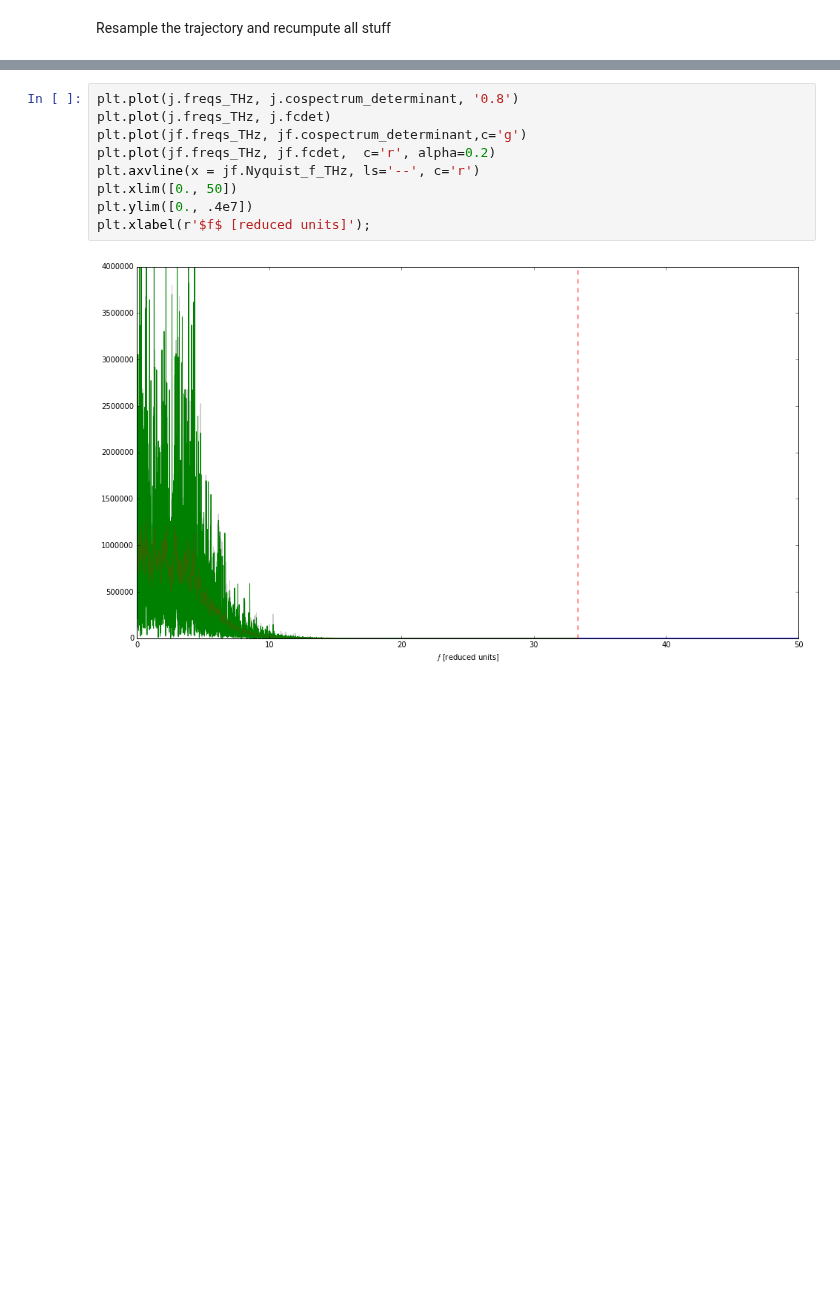
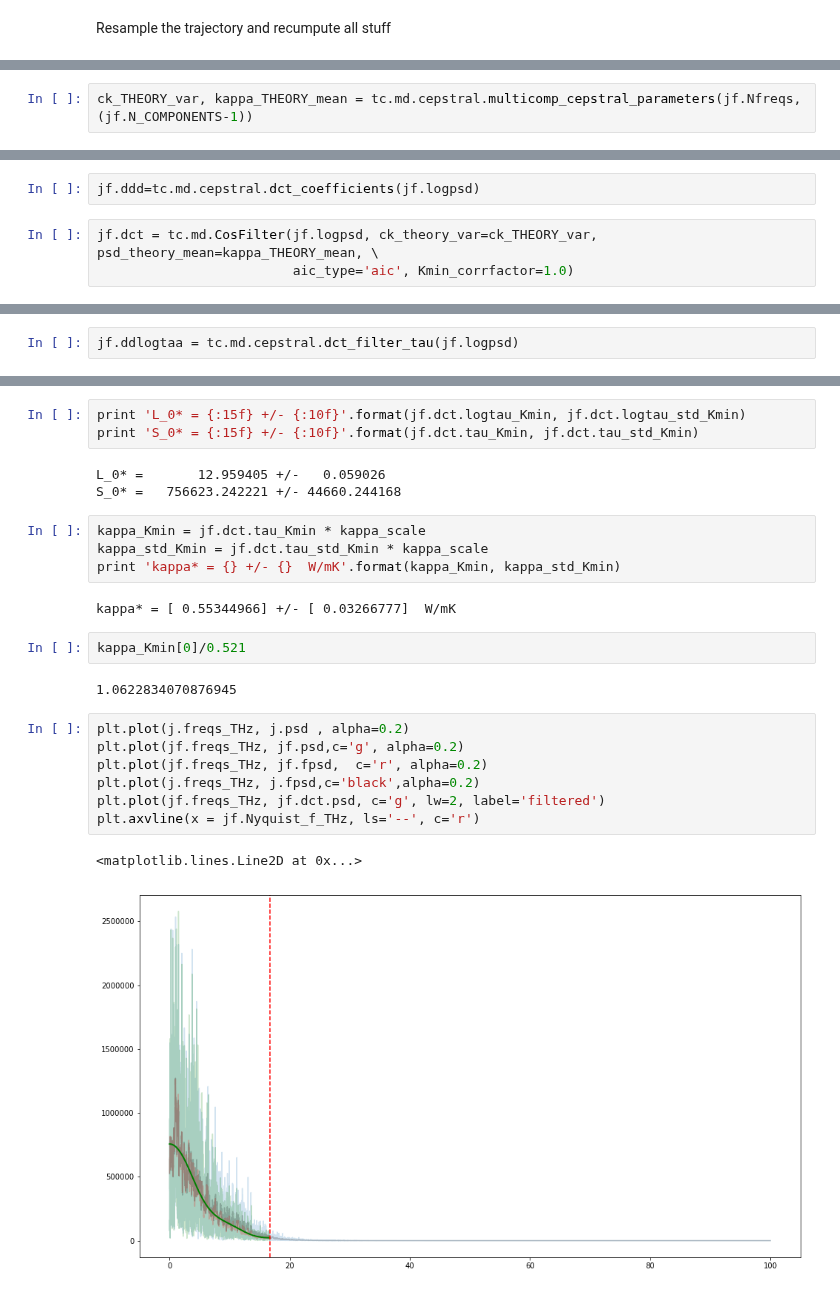
Before and after one commit to sissaschool/sportran, a Jupyter notebook: example/Test_due_componenti.ipynb, the cells around one changed output, grey strips where cells are left out. Saved outputs shown, nothing was run; the diff lists cells and outputs as text; blank space fills up the shorter version.

```diff
--- a/example/Test_due_componenti.ipynb
+++ b/example/Test_due_componenti.ipynb
@@ -252,0 +159,2 @@ We resampled in the same way also the determinant stuff. The resulting graphs ar
+# %%
+ck_THEORY_var, kappa_THEORY_mean = tc.md.cepstral.multicomp_cepstral_parameters(jf.Nfreqs, (jf.N_COMPONENTS-1))
@@ -252,0 +172,5 @@ We resampled in the same way also the determinant stuff. The resulting graphs ar
+# %%
+jf.ddd=tc.md.cepstral.dct_coefficients(jf.logpsd)
+# %%
+jf.dct = tc.md.CosFilter(jf.logpsd, ck_theory_var=ck_THEORY_var, psd_theory_mean=kappa_THEORY_mean, \
+                         aic_type='aic', Kmin_corrfactor=1.0)
@@ -252,0 +182,2 @@ We resampled in the same way also the determinant stuff. The resulting graphs ar
+# %%
+jf.ddlogtaa = tc.md.cepstral.dct_filter_tau(jf.logpsd)
@@ -253,11 +225,26 @@ We resampled in the same way also the determinant stuff. The resulting graphs ar
+# %%
+print 'L_0* = {:15f} +/- {:10f}'.format(jf.dct.logtau_Kmin, jf.dct.logtau_std_Kmin)
+print 'S_0* = {:15f} +/- {:10f}'.format(jf.dct.tau_Kmin, jf.dct.tau_std_Kmin)
+# %% [output]
+L_0* =       12.959405 +/-   0.059026
+S_0* =   756623.242221 +/- 44660.244168
+# %%
+kappa_Kmin = jf.dct.tau_Kmin * kappa_scale
+kappa_std_Kmin = jf.dct.tau_std_Kmin * kappa_scale
+print 'kappa* = {} +/- {}  W/mK'.format(kappa_Kmin, kappa_std_Kmin)
+# %% [output]
+kappa* = [ 0.55344966] +/- [ 0.03266777]  W/mK
+# %%
+kappa_Kmin[0]/0.521
+# %% [output]
+1.0622834070876945
 # %%
-plt.plot(j.freqs_THz, j.cospectrum_determinant, '0.8')
-plt.plot(j.freqs_THz, j.fcdet)
-plt.plot(jf.freqs_THz, jf.cospectrum_determinant,c='g')
-plt.plot(jf.freqs_THz, jf.fcdet,  c='r', alpha=0.2)
+plt.plot(j.freqs_THz, j.psd , alpha=0.2)
+plt.plot(jf.freqs_THz, jf.psd,c='g', alpha=0.2)
+plt.plot(jf.freqs_THz, jf.fpsd,  c='r', alpha=0.2)
+plt.plot(j.freqs_THz, j.fpsd,c='black',alpha=0.2)
+plt.plot(jf.freqs_THz, jf.dct.psd, c='g', lw=2, label='filtered')
 plt.axvline(x = jf.Nyquist_f_THz, ls='--', c='r')
-plt.xlim([0., 50])
-plt.ylim([0., .4e7])
-plt.xlabel(r'$f$ [reduced units]');
 # %% [output]
+<matplotlib.lines.Line2D at 0x...>
-[figure, old version]
+[figure, new version]
```
Also changed, not shown: parts of 41 cells of this notebook, 3 other files.
